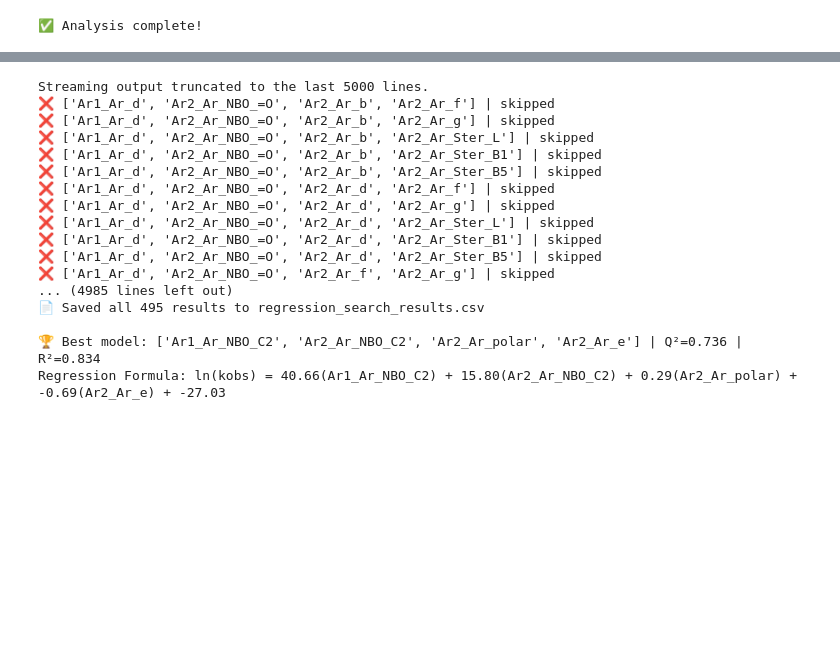
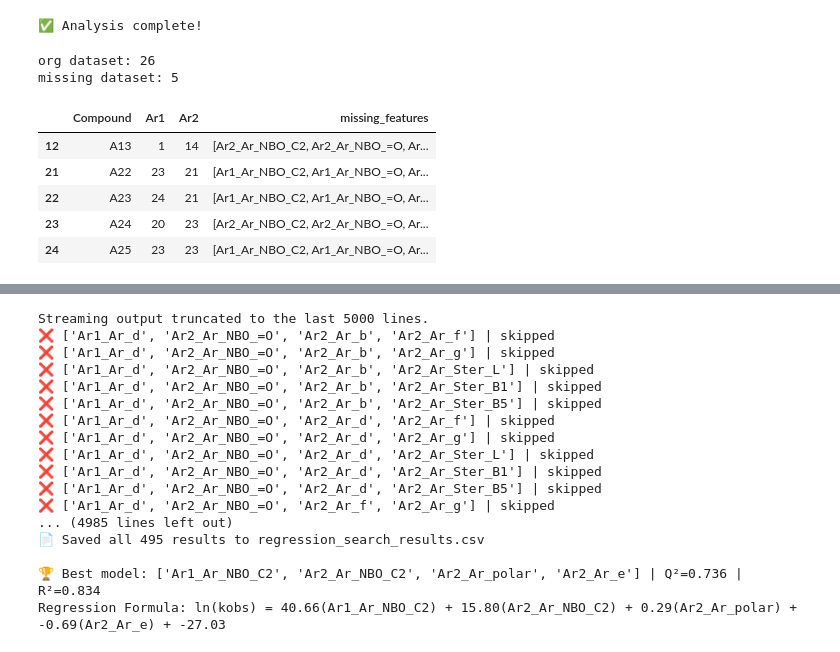
Before and after one commit to peculab/DFTDescriptorPipeline, a Jupyter notebook: examples/azoarene/azoarene_v2.ipynb, the cells around one changed output, grey strips where cells are left out. Saved outputs shown, nothing was run; the diff lists cells and outputs as text; code cells hidden in the pictures; blank space fills up the shorter version.

```diff
--- a/examples/azoarene/azoarene_v2.ipynb
+++ b/examples/azoarene/azoarene_v2.ipynb
@@ -90,3 +90,29 @@ Streaming output truncated to the last 5000 lines.
 Regression Formula: ln(kobs) = 17.92(Ar1_Ar_NBO_C2) + 17.93(Ar2_Ar_NBO_C2) + 0.27(Ar2_Ar_polar) + -32.62
 [figure]
 ✅ Analysis complete!
+# %%
+import pandas as pd
+
+target = "ln(kobs)"
+features = [c for c in df.columns if c.startswith("Ar") and "_" in c and not c.endswith(("_Ar", "_Ar_key", "_log_path", "_log_exists"))]
+
+mask_missing = df[features + [target]].isna().any(axis=1)
+dropped = df[mask_missing].copy()
+dropped["missing_features"] = (
+    df[features + [target]]
+    .isna()
+    .apply(lambda row: [c for c, v in row.items() if v], axis=1)
+)
+
+print(f"org dataset: {len(df)}")
+print(f"missing dataset: {mask_missing.sum()}")
+display(dropped[["Compound", "Ar1", "Ar2", "missing_features"]])
+# %% [output]
+org dataset: 26
+missing dataset: 5
+|  | Compound | Ar1 | Ar2 | missing_features |
+| 12 | A13 | 1 | 14 | [Ar2_Ar_NBO_C2, Ar2_Ar_NBO_=O, Ar... |
+| 21 | A22 | 23 | 21 | [Ar1_Ar_NBO_C2, Ar1_Ar_NBO_=O, Ar... |
+| 22 | A23 | 24 | 21 | [Ar1_Ar_NBO_C2, Ar1_Ar_NBO_=O, Ar... |
+| 23 | A24 | 20 | 23 | [Ar2_Ar_NBO_C2, Ar2_Ar_NBO_=O, Ar... |
+| 24 | A25 | 23 | 23 | [Ar1_Ar_NBO_C2, Ar1_Ar_NBO_=O, Ar... |
```
Also changed, not shown: parts of 2 cells of this notebook.
